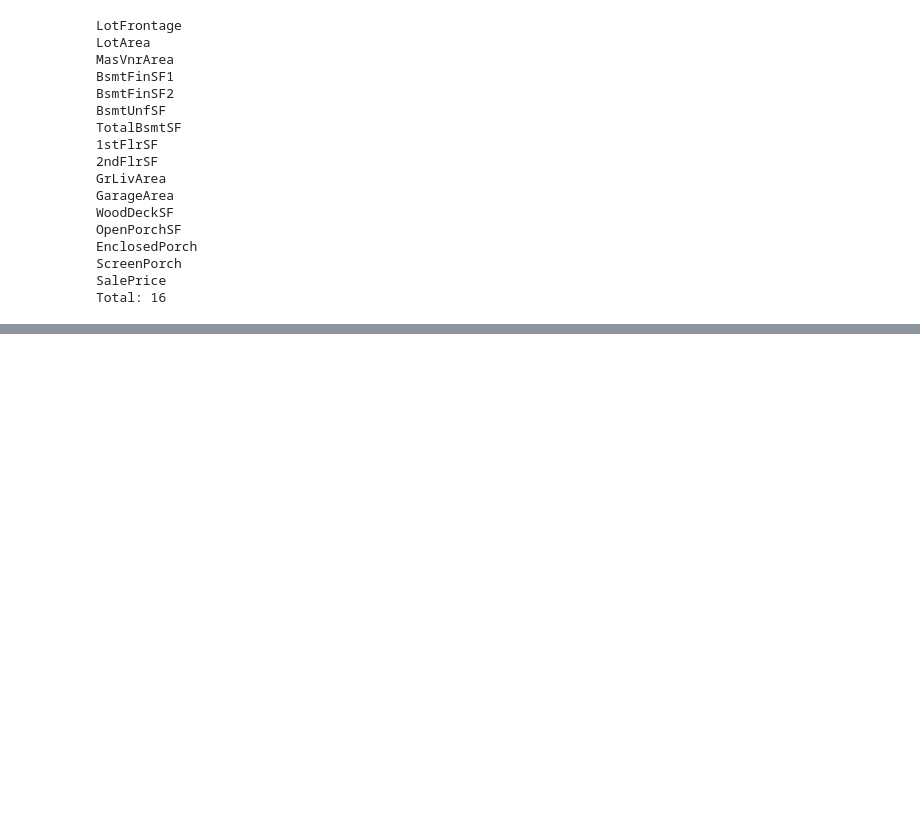
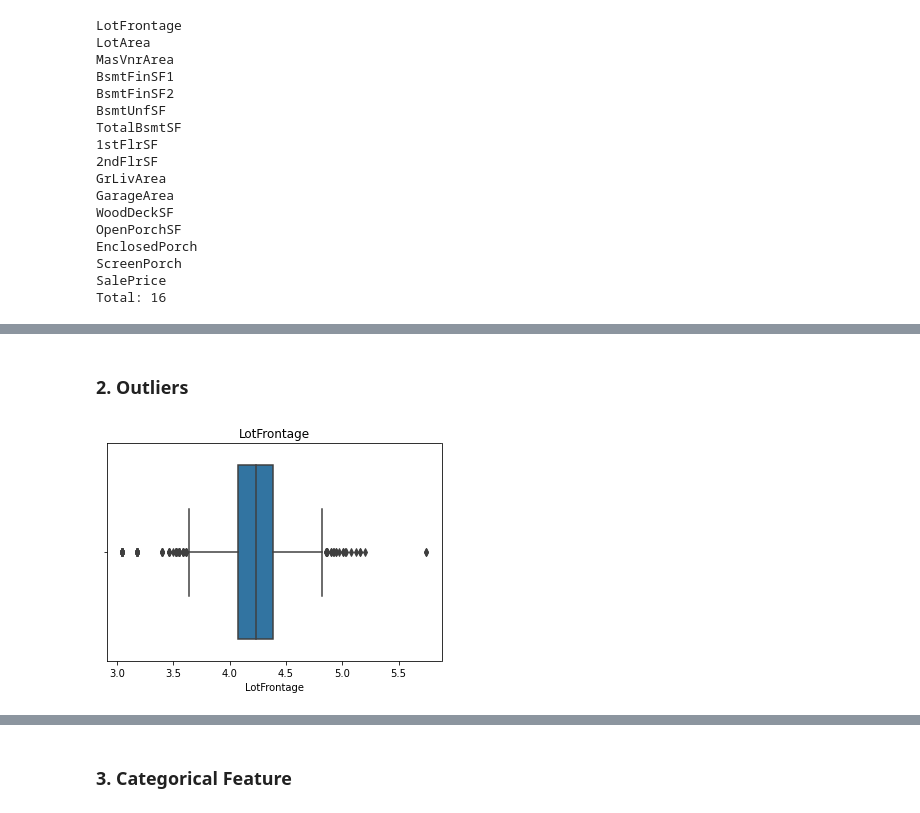
Before and after one commit to Data-csc/Exploratory_Data_Analysis, a Jupyter notebook: house_price_prediction.ipynb, the cells around one changed output, grey strips where cells are left out. Cells and saved outputs as stored; diff of their text form; code cells hidden in the pictures; blank space fills up the shorter version.

```diff
--- a/house_price_prediction.ipynb
+++ b/house_price_prediction.ipynb
@@ -261,0 +312,10 @@ for cont_variable in cont_variables:
+# %% [markdown]
+### 2. Outliers
+# %%
+for cont_variable in cont_variables:
+    if 0 not in dataset[cont_variable].unique():
+        sns.boxplot(x=cont_variable, data=dataset)
+        plt.title(cont_variable)
+        plt.show()
+# %% [output]
+[figure, added]
@@ -261,0 +326,2 @@ for cont_variable in cont_variables:
+# %% [markdown]
+### 3. Categorical Feature
```
Also changed, not shown: parts of 33 cells of this notebook.
